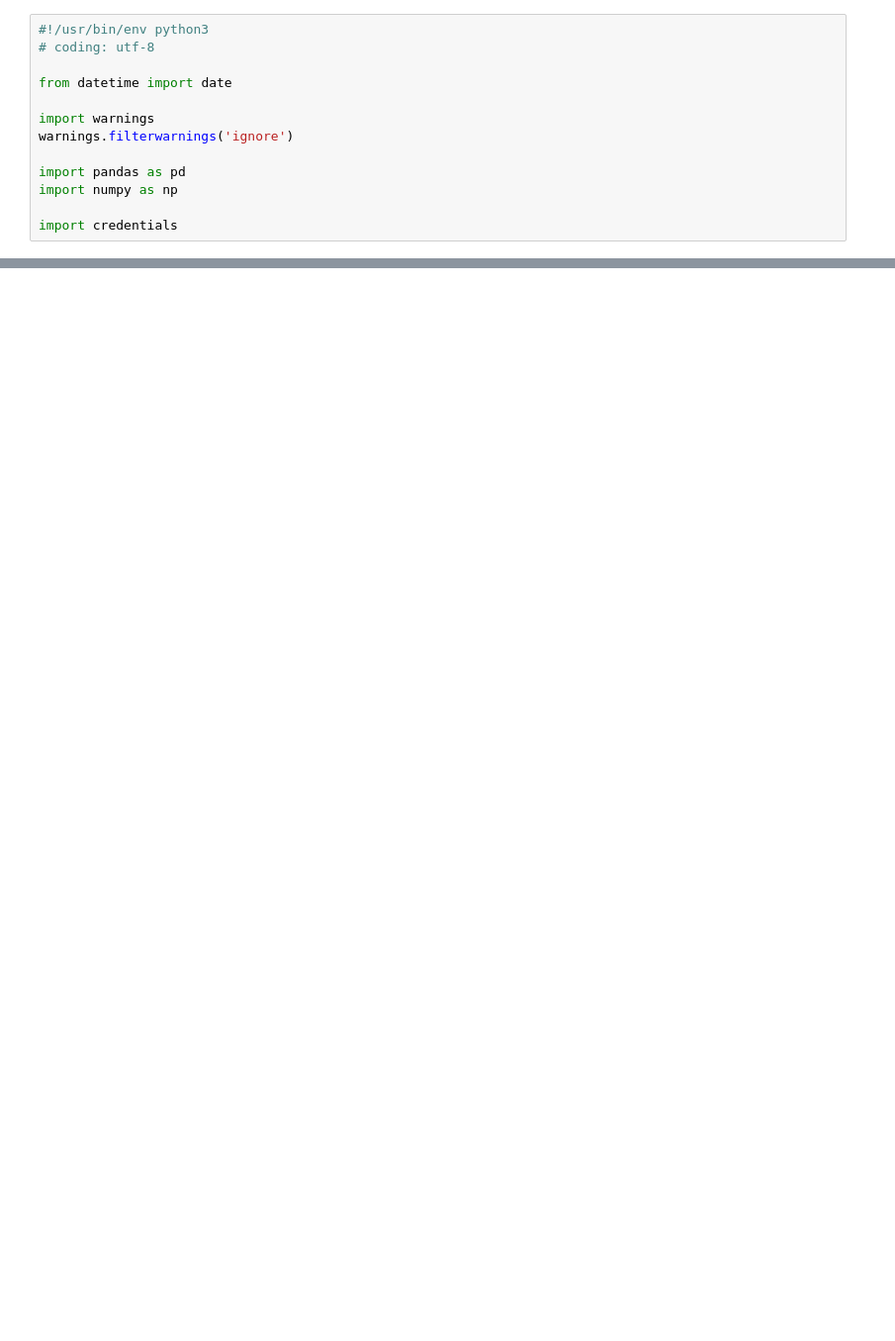
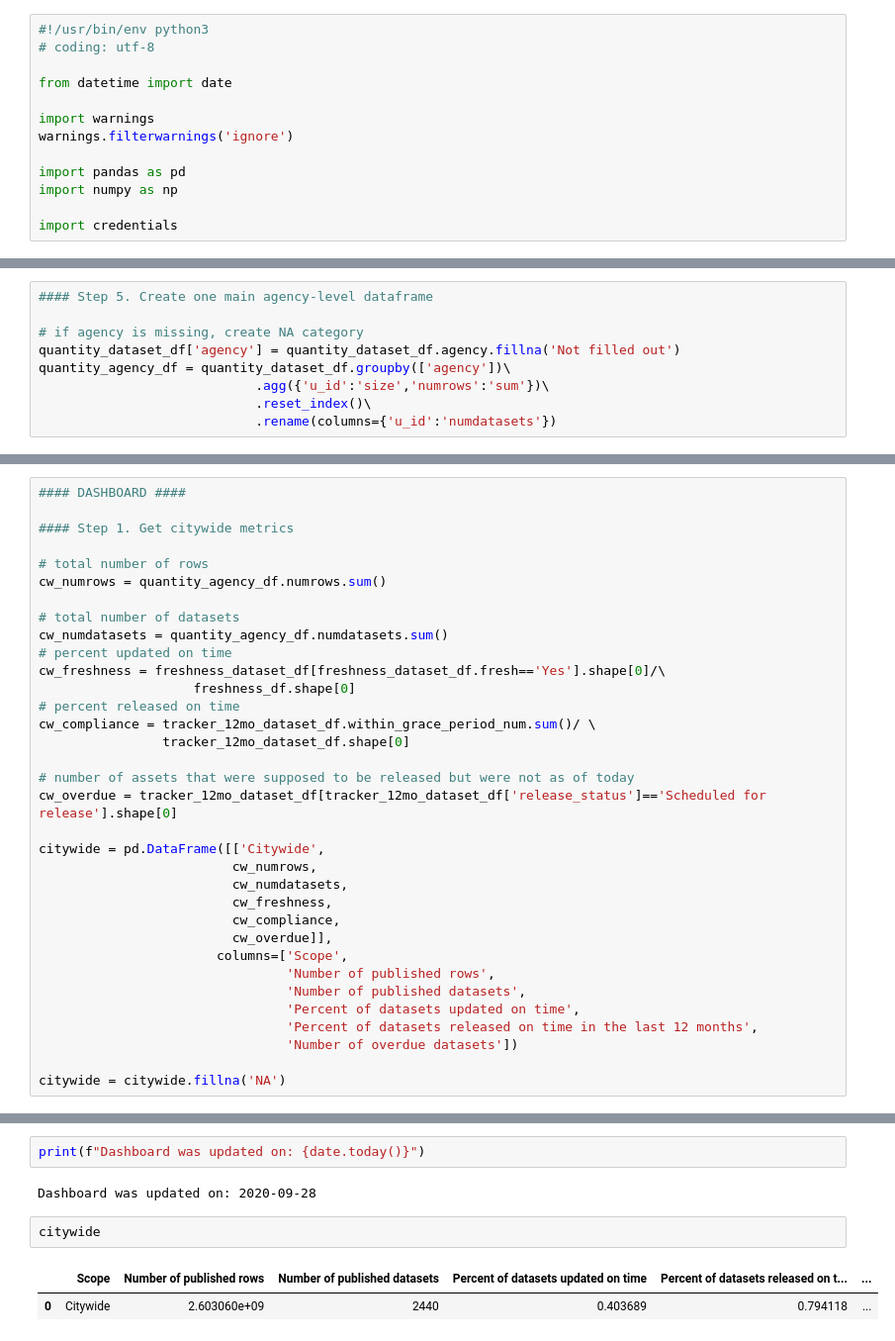
Before and after one commit to MODA-NYC/OpenDataDashboard_v3, a Jupyter notebook: dashboard.ipynb, the cells around one changed output, grey strips where cells are left out. Shown: that part at 99% size. Cells and saved outputs as stored; diff of their text form; blank space fills up the shorter version.

```diff
--- a/dashboard.ipynb
+++ b/dashboard.ipynb
@@ -343,0 +193,9 @@ tracker_12mo_agency_df['pct_ontime'] = tracker_12mo_agency_df.tracker_count_onti
+# %%
+#### Step 5. Create one main agency-level dataframe
+
+# if agency is missing, create NA category
+quantity_dataset_df['agency'] = quantity_dataset_df.agency.fillna('Not filled out')
+quantity_agency_df = quantity_dataset_df.groupby(['agency'])\
+                            .agg({'u_id':'size','numrows':'sum'})\
+                            .reset_index()\
+                            .rename(columns={'u_id':'numdatasets'})
@@ -343,0 +458,34 @@ tracker_12mo_agency_df['pct_ontime'] = tracker_12mo_agency_df.tracker_count_onti
+# %%
+#### DASHBOARD ####
+
+#### Step 1. Get citywide metrics
+
+# total number of rows
+cw_numrows = quantity_agency_df.numrows.sum()
+
+# total number of datasets
+cw_numdatasets = quantity_agency_df.numdatasets.sum()
+# percent updated on time
+cw_freshness = freshness_dataset_df[freshness_dataset_df.fresh=='Yes'].shape[0]/\
+                    freshness_df.shape[0]
+# percent released on time
+cw_compliance = tracker_12mo_dataset_df.within_grace_period_num.sum()/ \
+                tracker_12mo_dataset_df.shape[0]
+
+# number of assets that were supposed to be released but were not as of today
+cw_overdue = tracker_12mo_dataset_df[tracker_12mo_dataset_df['release_status']=='Scheduled for release'].shape[0]
+
+citywide = pd.DataFrame([['Citywide',
+                         cw_numrows,
+                         cw_numdatasets,
+                         cw_freshness,
+                         cw_compliance,
+                         cw_overdue]],
+                       columns=['Scope',
+                                'Number of published rows',
+                                'Number of published datasets',
+                                'Percent of datasets updated on time',
+                                'Percent of datasets released on time in the last 12 months',
+                                'Number of overdue datasets'])
+
+citywide = citywide.fillna('NA')
@@ -478,0 +592,9 @@ Upload complete for dates dataset
+# %%
+print(f"Dashboard was updated on: {date.today()}")
+# %% [output]
+Dashboard was updated on: 2020-09-28
+# %%
+citywide
+# %% [output]
+|  | Scope | Number of published rows | Number of published datasets | Percent of datasets updated on time | Percent of datasets released on t... | ... |
+| 0 | Citywide | 2.603060e+09 | 2440 | 0.403689 | 0.794118 | ... |
```
Also changed, not shown: parts of 21 cells of this notebook, 7 other files.
